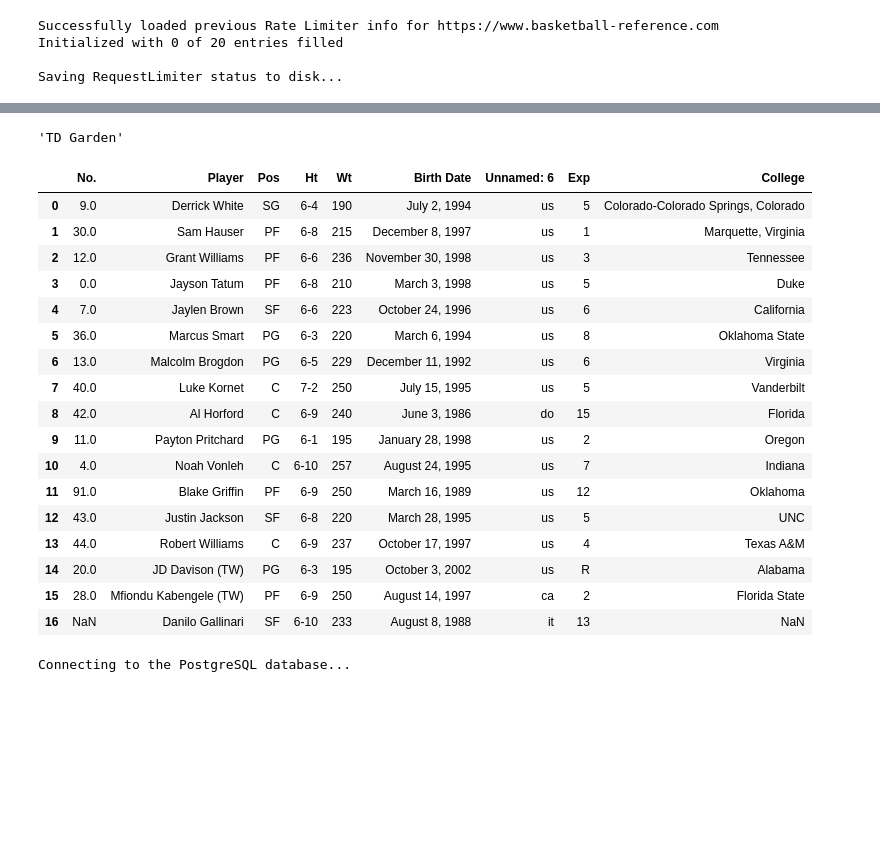
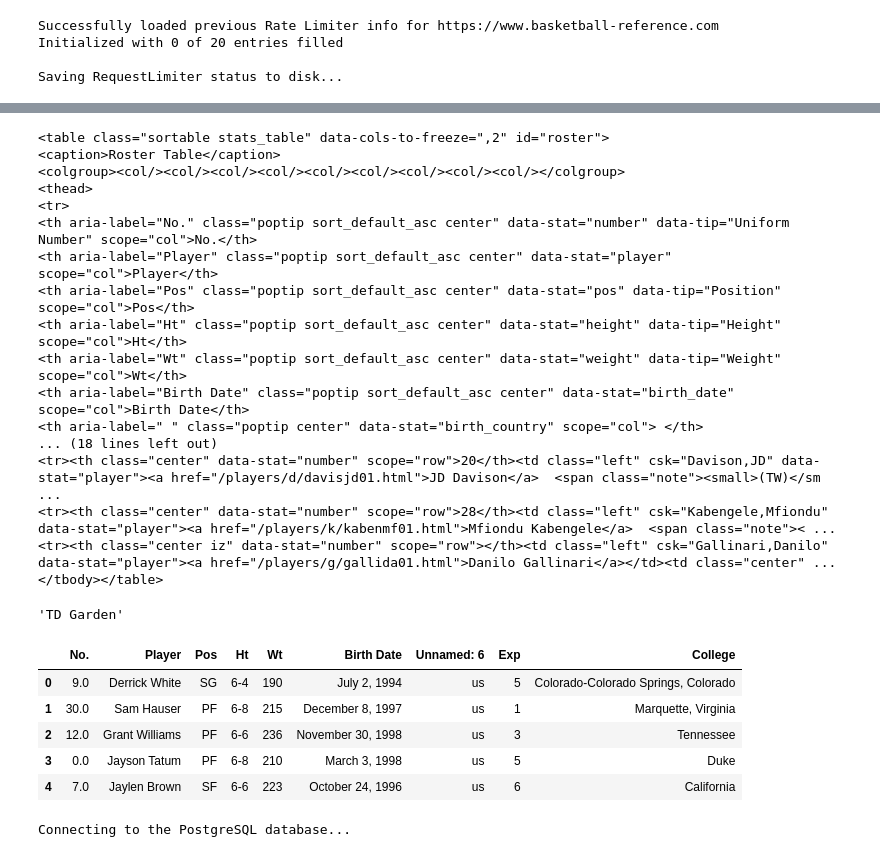
Before and after one commit to kevniu95/dfs, a Jupyter notebook: load_schedule.ipynb, the cells around one changed output, grey strips where cells are left out. Drawn from its saved outputs; the diff is of its cells as text; code cells hidden in the pictures; blank space fills up the shorter version.

Commit message:
Start creating tuples to load into db, but still need to figure out how to id unique players

```diff
--- a/load_schedule.ipynb
+++ b/load_schedule.ipynb
@@ -77,7 +77,9 @@ def get_team_info(team : str, link : str, rl : RequestLimiter):
     soup = BeautifulSoup(data.text, 'html.parser')
     arena = get_arena(soup)
     roster = read_ith_table(soup, 0, id = 'roster')
-    return arena, roster
+    roster_table = get_ith_table(soup, 0, id = 'roster')
+    print(roster_table)
+    return arena, roster, roster_table
 
 
 def get_arena(soup):
@@ -95,7 +155,13 @@ def read_ith_table(soup, i, **kwargs):
 # %%
+guy = None
 def load_teams(year : int, bases : Dict[str, str], rl : RequestLimiter):
     team_links : Dict[str, str] = learn_teams(bases['summary_base'], rl)
     tl = dict((k, team_links[k]) for k in ['Boston Celtics'])
-    print(tl)
-    dat = get_team_info('Boston Celtics', tl['Boston Celtics'], rl)
-    return dat
+    for tm, link in tl.items():
+        stadium, player_df, player_table = get_team_info(tm, tl[tm], rl)
+        guy = player_table
+        return player_table
+        # process_player_table(player_table)
+        # tm_tup = make_team_tuple(tm, stadium)
+        # print(tm_tup)
+    # return
@@ -112,25 +190,33 @@ Saving RequestLimiter status to disk...
+# %%
+dat
+# %% [output]
+<table class="sortable stats_table" data-cols-to-freeze=",2" id="roster">
+<caption>Roster Table</caption>
+<colgroup><col/><col/><col/><col/><col/><col/><col/><col/><col/></colgroup>
+<thead>
+<tr>
+<th aria-label="No." class="poptip sort_default_asc center" data-stat="number" data-tip="Uniform Number" scope="col">No.</th>
+<th aria-label="Player" class="poptip sort_default_asc center" data-stat="player" scope="col">Player</th>
+<th aria-label="Pos" class="poptip sort_default_asc center" data-stat="pos" data-tip="Position" scope="col">Pos</th>
+<th aria-label="Ht" class="poptip sort_default_asc center" data-stat="height" data-tip="Height" scope="col">Ht</th>
+<th aria-label="Wt" class="poptip sort_default_asc center" data-stat="weight" data-tip="Weight" scope="col">Wt</th>
+<th aria-label="Birth Date" class="poptip sort_default_asc center" data-stat="birth_date" scope="col">Birth Date</th>
+<th aria-label=" " class="poptip center" data-stat="birth_country" scope="col"> </th>
+... (18 lines left out)
+<tr><th class="center" data-stat="number" scope="row">20</th><td class="left" csk="Davison,JD" data-stat="player"><a href="/players/d/davisjd01.html">JD Davison</a>  <span class="note"><small>(TW)</sm ...
+<tr><th class="center" data-stat="number" scope="row">28</th><td class="left" csk="Kabengele,Mfiondu" data-stat="player"><a href="/players/k/kabenmf01.html">Mfiondu Kabengele</a>  <span class="note">< ...
+<tr><th class="center iz" data-stat="number" scope="row"></th><td class="left" csk="Gallinari,Danilo" data-stat="player"><a href="/players/g/gallida01.html">Danilo Gallinari</a></td><td class="center" ...
+</tbody></table>
 # %%
 dat[0]
 # %% [output]
 'TD Garden'
 # %%
-dat[1]
+dat[1].head()
 # %% [output]
 |  | No. | Player | Pos | Ht | Wt | Birth Date | Unnamed: 6 | Exp | College |
 | 0 | 9.0 | Derrick White | SG | 6-4 | 190 | July 2, 1994 | us | 5 | Colorado-Colorado Springs, Colorado |
 | 1 | 30.0 | Sam Hauser | PF | 6-8 | 215 | December 8, 1997 | us | 1 | Marquette, Virginia |
 | 2 | 12.0 | Grant Williams | PF | 6-6 | 236 | November 30, 1998 | us | 3 | Tennessee |
 | 3 | 0.0 | Jayson Tatum | PF | 6-8 | 210 | March 3, 1998 | us | 5 | Duke |
 | 4 | 7.0 | Jaylen Brown | SF | 6-6 | 223 | October 24, 1996 | us | 6 | California |
-| 5 | 36.0 | Marcus Smart | PG | 6-3 | 220 | March 6, 1994 | us | 8 | Oklahoma State |
-| 6 | 13.0 | Malcolm Brogdon | PG | 6-5 | 229 | December 11, 1992 | us | 6 | Virginia |
-| 7 | 40.0 | Luke Kornet | C | 7-2 | 250 | July 15, 1995 | us | 5 | Vanderbilt |
-| 8 | 42.0 | Al Horford | C | 6-9 | 240 | June 3, 1986 | do | 15 | Florida |
-| 9 | 11.0 | Payton Pritchard | PG | 6-1 | 195 | January 28, 1998 | us | 2 | Oregon |
-| 10 | 4.0 | Noah Vonleh | C | 6-10 | 257 | August 24, 1995 | us | 7 | Indiana |
-| 11 | 91.0 | Blake Griffin | PF | 6-9 | 250 | March 16, 1989 | us | 12 | Oklahoma |
-| 12 | 43.0 | Justin Jackson | SF | 6-8 | 220 | March 28, 1995 | us | 5 | UNC |
-| 13 | 44.0 | Robert Williams | C | 6-9 | 237 | October 17, 1997 | us | 4 | Texas A&M |
-| 14 | 20.0 | JD Davison (TW) | PG | 6-3 | 195 | October 3, 2002 | us | R | Alabama |
-| 15 | 28.0 | Mfiondu Kabengele (TW) | PF | 6-9 | 250 | August 14, 1997 | ca | 2 | Florida State |
-| 16 | NaN | Danilo Gallinari | SF | 6-10 | 233 | August 8, 1988 | it | 13 | NaN |
```
Also changed, not shown: parts of 6 cells of this notebook, 3 other files.
